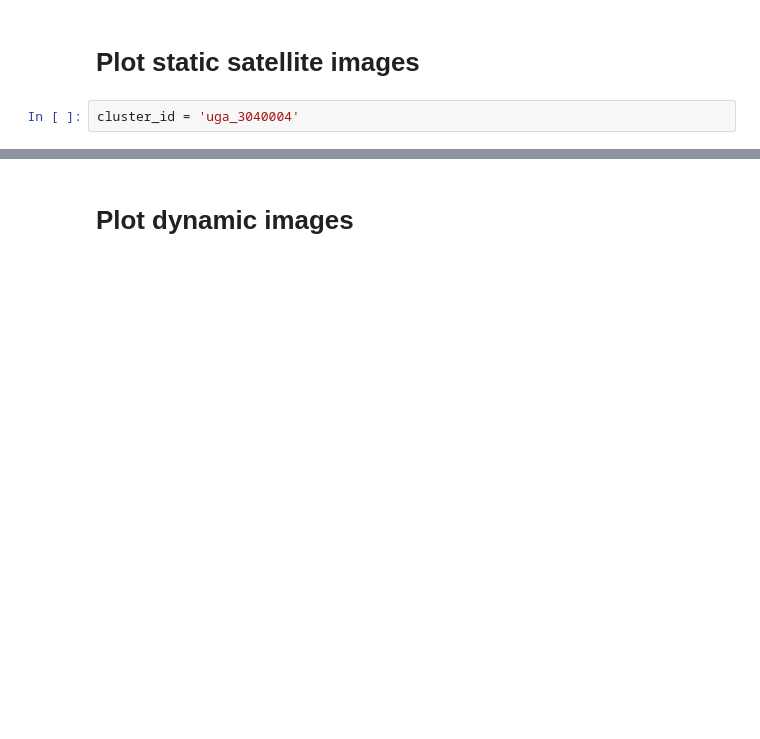
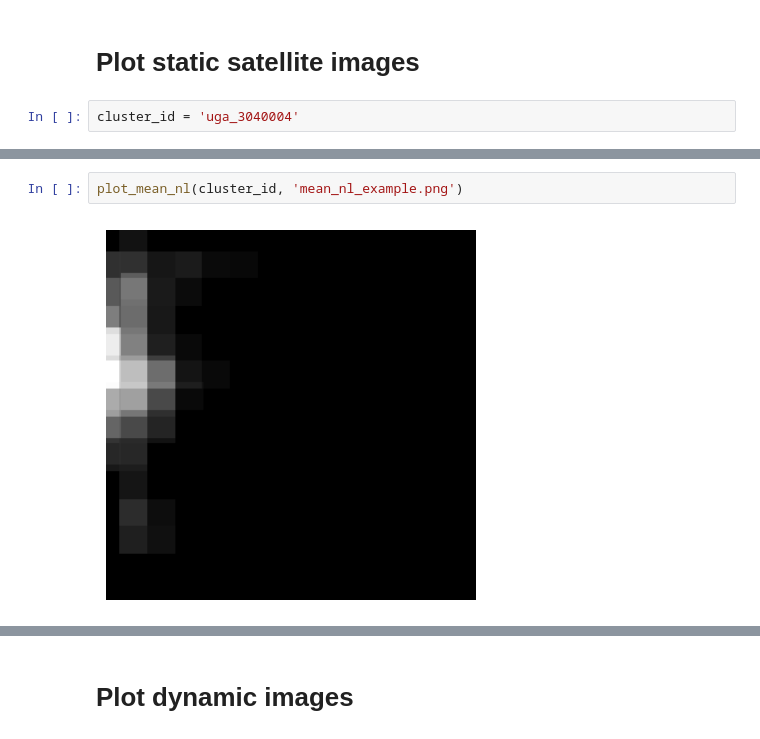
Before and after one commit to nateso/predicting_poverty, a Jupyter notebook: analysis/08_descriptive_statistics.ipynb, the cells around one changed output, grey strips where cells are left out. Drawn from its saved outputs; the diff is of its cells as text; blank space fills up the shorter version.

```diff
--- a/analysis/08_descriptive_statistics.ipynb
+++ b/analysis/08_descriptive_statistics.ipynb
@@ -149,0 +197,4 @@ plot_lc_esa(cluster_id)
+# %%
+plot_mean_nl(cluster_id, 'mean_nl_example.png')
+# %% [output]
+[figure, added]
```
Also changed, not shown: parts of 15 cells of this notebook, 4 other files.
